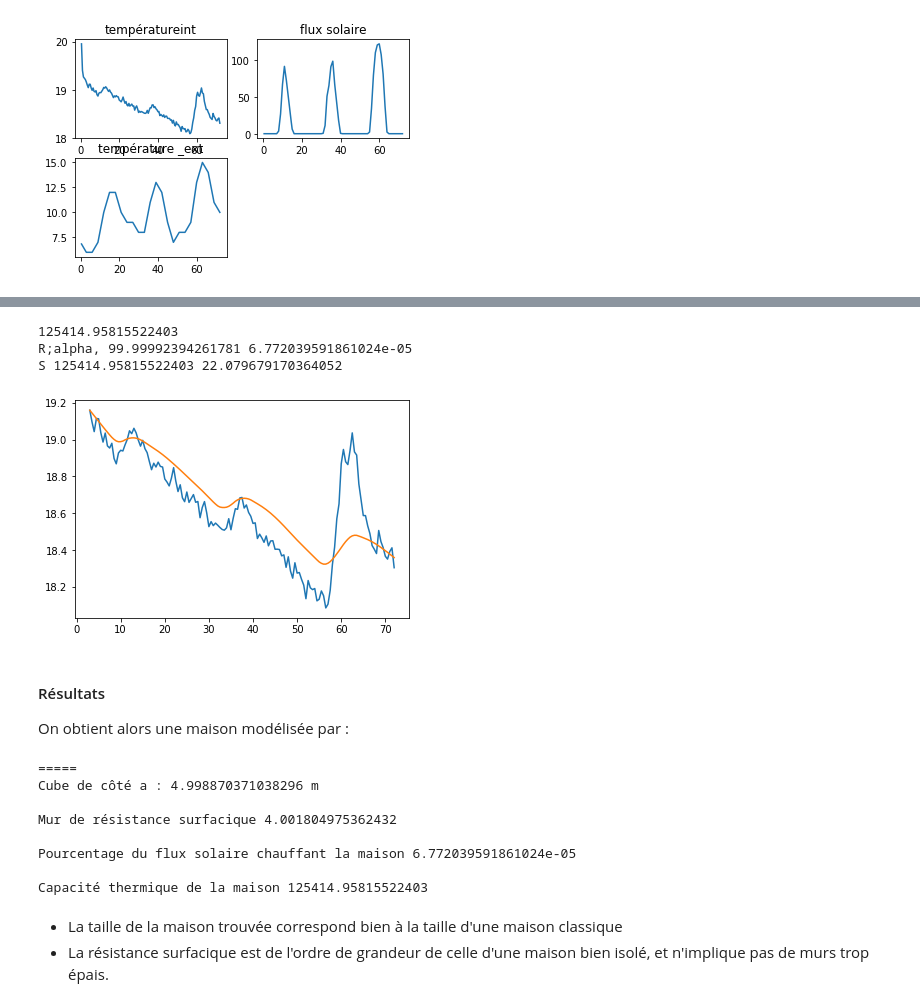
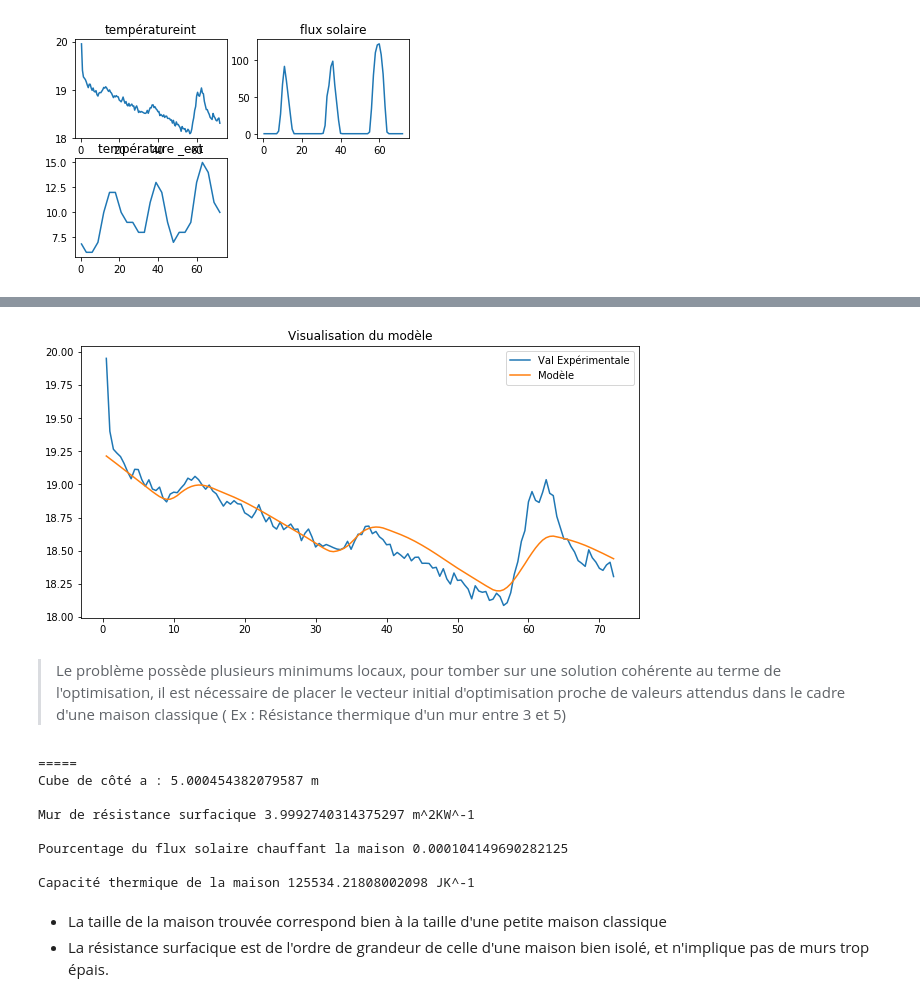
Before and after one commit to paplessix/proj_opti_S2, a Jupyter notebook: model.ipynb, the cells around one changed output, grey strips where cells are left out. Saved outputs shown, nothing was run; the diff lists cells and outputs as text; code cells hidden in the pictures.

```diff
--- a/model.ipynb
+++ b/model.ipynb
@@ -119,56 +99,63 @@ Text(0.5, 1.0, 'température _ext')
 # %%
-
 # Création de notre modèle
 
 def mod(T_0,T_ext, Phi_sol,tau,R,C,alpha,R_surf = 1):
     S_ext = R/R_surf
     a = np.sqrt(S_ext/5) # Arrete de la maison
-    a = 2.5
-    V = a**3
+    V = a**3 # volume de la maison
     C = 1004*V # On considère la maison remplie uniquement d'air
-    model = [T_0]
+    model = [T_0] # On initialise à une température T_0 indépendante des approximations de mesures
     for i in range(1,len(T_ext)):
         diff =(3600*tau/C)*((alpha*Phi_sol[i])*S_ext-(model[-1]-T_ext[i])/R)
         model.append(model[-1] + diff)
     return model
 # %%
-def least_square(T_int, T_ext, phi_sol):
+def least_square(T_0,T_int, T_ext, phi_sol):
     def f(X):
-        return np.linalg.norm((T_int-mod(T_int[0],T_ext,phi_sol,0.5,X[0],0,X[1],X[2])))
-    res = optimize.least_squares(f,[100,0.05,4])
-    return res.x
-R,alpha,R_surf = least_square(T_int,T_ext, phi_sol)
+        return np.linalg.norm((T_int-mod(X[3],T_ext,phi_sol,0.5,X[0],0,X[1],X[2])))
+    res = optimize.least_squares(f,[100,0.05,4,T_0])
+    return res.x, res.cost
+
+def minimizer(T_int,T_ext, phi_sol): # minimiser selon la valeur initiale de T
+    T_0 = 19.6
+    res = optimize.minimize(lambda x : least_square(x,T_int,T_ext,phi_sol)[1],T_0)
+    T_0 = res.x
+    res, cost = least_square(T_0,T_int,T_ext,phi_sol)
+    R,alpha,R_surf,T_0 = res
+
+    return R,alpha,R_surf,T_0, cost
+
+
+
+R,alpha,R_surf,T,cost = minimizer(T_int,T_ext,phi_sol)
 V = (R/R_surf)**(3/2)
 C = 1004*V
-print( 1004*V)
-print('R;alpha,',R,alpha)
-model = mod(T_int[0],T_ext, phi_sol,0.5,R,C,alpha,R_surf)
-plt.plot(heure,T_int)
-plt.plot(heure,model)
-print('S',C,(C/(1004*1.204))**(2/3))
+model = mod(T,T_ext, phi_sol,0.5,R,C,alpha,R_surf)
+plt.figure(figsize = (10,5))
+plt.plot(heure,T_int, label = "Val Expérimentale")
+plt.plot(heure,model,label = 'Modèle')
+plt.legend()
+plt.title('Visualisation du modèle')
+plt.show()
 # %% [output]
-125414.95815522403
-R;alpha, 99.99992394261781 6.772039591861024e-05
-S 125414.95815522403 22.079679170364052
-[figure, old version]
+[figure, new version]
-# %% [markdown]
-#### Résultats
-On obtient alors une maison modélisée par :
+# %% [markdown]
+> Le problème possède plusieurs minimums locaux, pour tomber sur une solution cohérente au terme de l'optimisation, il est nécessaire de placer le vecteur initial d'optimisation proche de valeurs attendus dans le cadre d'une maison classique ( Ex : Résistance thermique d'un mur entre 3 et 5)
 # %%
 print('=====')
 print('Cube de côté a :', np.sqrt(R/R_surf), 'm','\n')
-print('Mur de résistance surfacique', R_surf,'\n')
+print('Mur de résistance surfacique', R_surf,'m^2KW^-1\n')
 print('Pourcentage du flux solaire chauffant la maison', alpha,'\n')
-print('Capacité thermique de la maison', C,'\n')
+print('Capacité thermique de la maison', C,'JK^-1\n')
 # %% [output]
 =====
-Cube de côté a : 4.998870371038296 m
+Cube de côté a : 5.000454382079587 m
 
-Mur de résistance surfacique 4.001804975362432
+Mur de résistance surfacique 3.9992740314375297 m^2KW^-1
 
-Pourcentage du flux solaire chauffant la maison 6.772039591861024e-05
+Pourcentage du flux solaire chauffant la maison 0.000104149690282125
 
-Capacité thermique de la maison 125414.95815522403
+Capacité thermique de la maison 125534.21808002098 JK^-1
 # %% [markdown]
-- La taille de la maison trouvée correspond bien à la taille d'une maison classique
+- La taille de la maison trouvée correspond bien à la taille d'une petite maison classique
 - La résistance surfacique est de l'ordre de grandeur de celle d'une maison bien isolé, et n'implique pas de murs trop épais.
```
Also changed, not shown: parts of 6 cells of this notebook, 2 other files.
